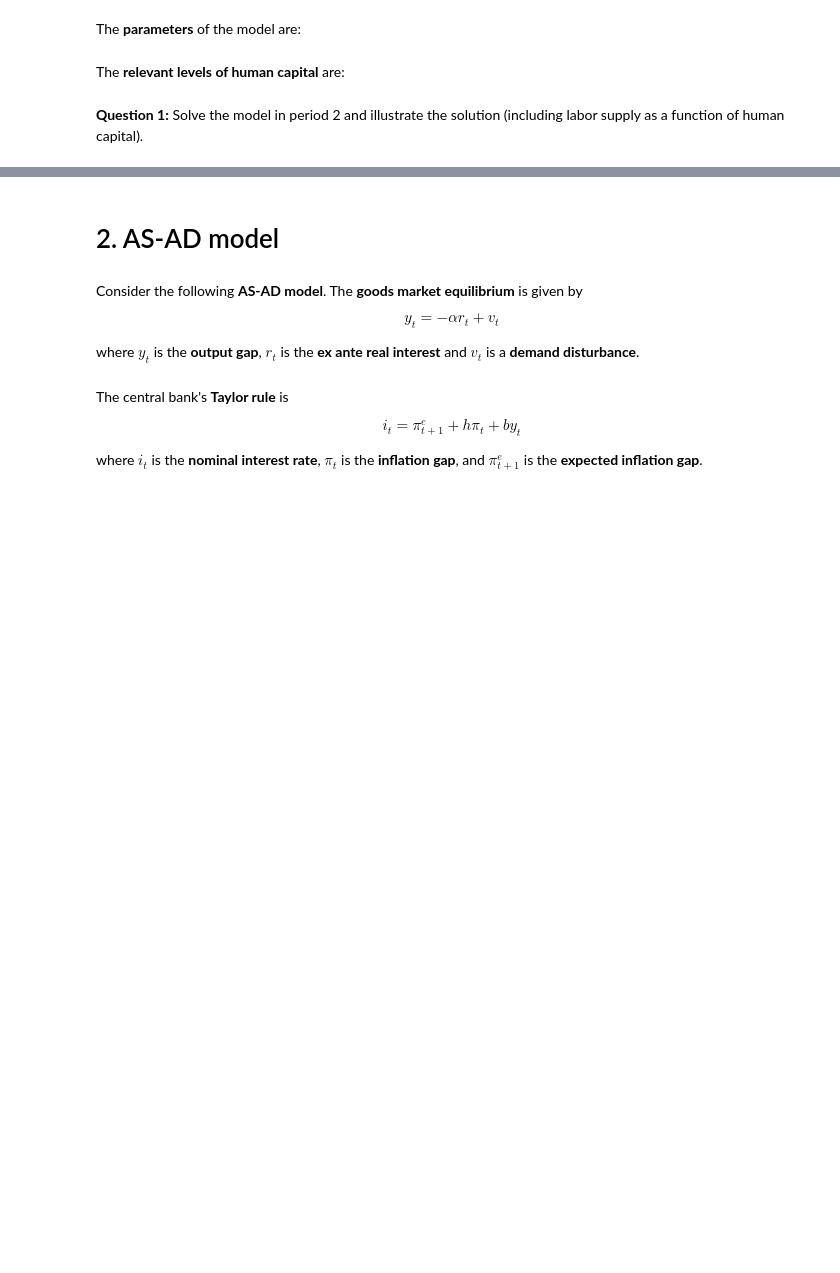
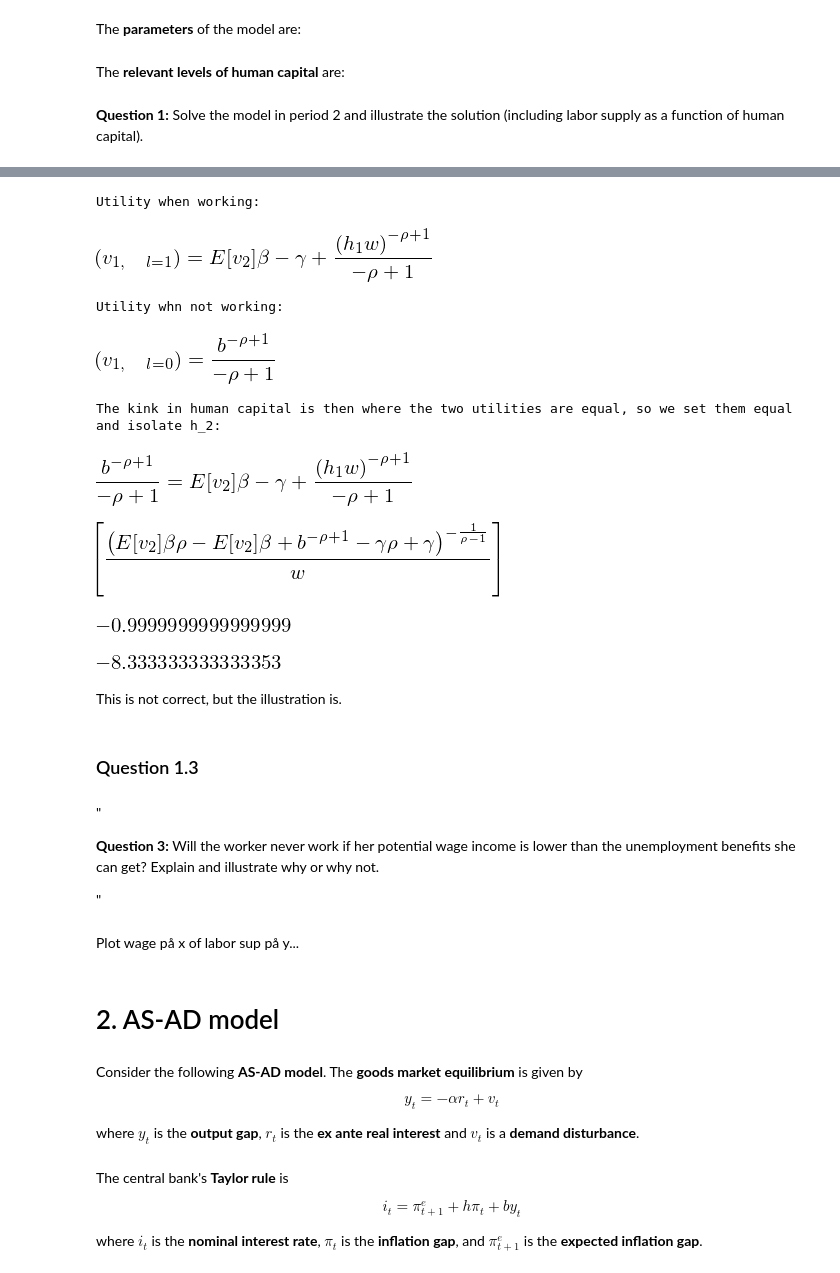
Before and after one commit to NumEconCopenhagen/projects-2019-nx31, a Jupyter notebook: examproject/examproject-T.ipynb, the cells around one changed output, grey strips where cells are left out. Saved outputs shown, nothing was run; the diff lists cells and outputs as text; code cells hidden in the pictures; blank space fills up the shorter version.

```diff
--- a/examproject/examproject-T.ipynb
+++ b/examproject/examproject-T.ipynb
@@ -92,0 +285,32 @@ We start by solving the model in period 2, we do this usi
+# %%
+# Symbols
+w = sm.symbols('w')
+h_1 = sm.symbols('h_1')
+rho = sm.symbols('rho')
+gamma = sm.symbols('gamma')
+v11 = sm.symbols('v_{1, l=1}')
+v10 = sm.symbols('v_{1, l=0}')
+b = sm.symbols('b')
+beta = sm.symbols('beta')
+v2 = sm.symbols('E{[v_2]}')
+# %%
+# Solves for the kink point in human capial i period 2
+print(f'Utility when working:')
+v_11 = (w*h_1*1)**(1-rho)/(1-rho)-gamma+beta*v2
+display(sm.Eq(v11,v_11))
+print(f'Utility whn not working:')
+v_10 = b**(1-rho)/(1-rho)
+display(sm.Eq(v10,v_10))
+print(f'The kink in human capital is then where the two utilities are equal, so we set them equal and isolate h_2:')
+display(sm.Eq(v_10,v_11))
+f1 = v_11-v_10
+f1s = sm.solve(f1,h_1)
+f1s
+# %% [output]
+Utility when working:
+[figure, added]
+Utility whn not working:
+[figure, added]
+The kink in human capital is then where the two utilities are equal, so we set them equal and isolate h_2:
+[figure, added]
+[figure, added]
@@ -93,3 +325,26 @@ We start by solving the model in period 2, we do this usi
+# %%
+#Expected v_2
+v2 = (w*h2*1)**(1-rho)/(1-rho)-gamma
+v2
+# %% [output]
+[figure, added]
+# %%
+# Breakeven human capital period 1
+((v2*beta*rho - v2*beta + (b**(-rho + 1)) - gamma*rho + gamma)**(-1/(rho - 1)))/w
+# %% [output]
+[figure, added]
+# %% [markdown]
+This is not correct, but the illustration is.
+# %% [markdown]
+### Question 1.3
+# %% [markdown]
+"
+
+**Question 3:** Will the worker never work if her potential wage income is lower than the unemployment benefits she can get? Explain and illustrate why or why not.
+
+"
+# %% [markdown]
+Plot wage på x of labor sup på y...
 # %% [markdown]
 # 2. AS-AD model
 # %% [markdown]
```
Also changed, not shown: parts of 23 cells of this notebook.
